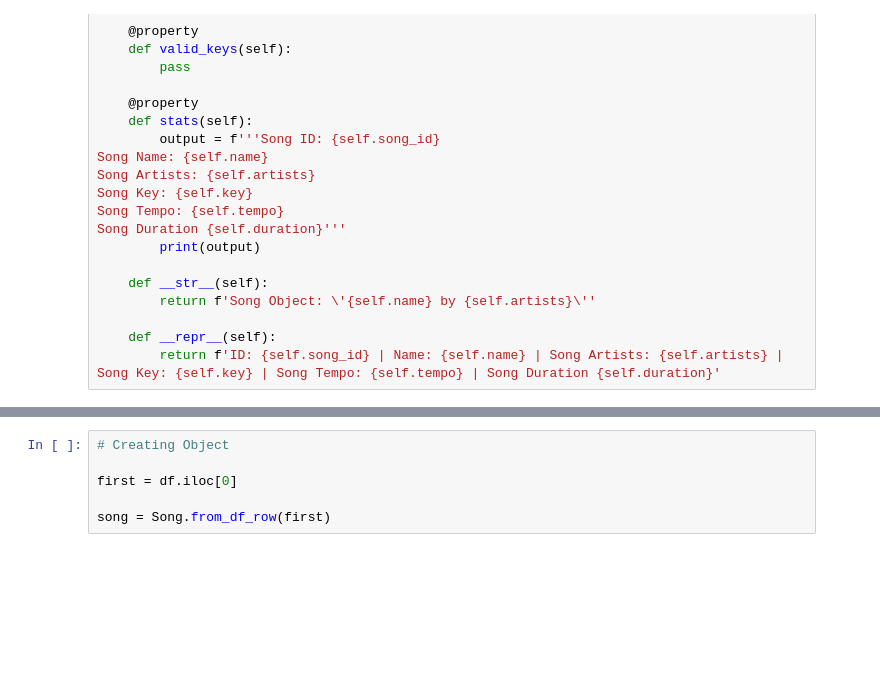
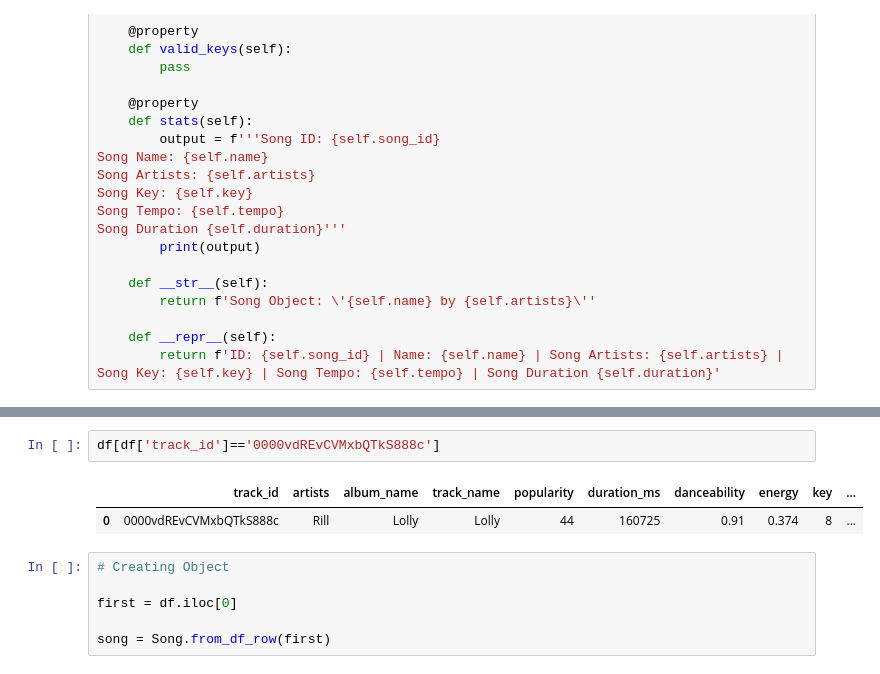
Before and after one commit to TrevorW-code/Info-Captston-API-Spotify, a Jupyter notebook: networkx_testing.ipynb, the cells around one changed output, grey strips where cells are left out. Cells and saved outputs as stored; diff of their text form; blank space fills up the shorter version.

```diff
--- a/networkx_testing.ipynb
+++ b/networkx_testing.ipynb
@@ -317,3 +380,8 @@ Song Duration {self.duration}'''
+# %%
+df[df['track_id']=='0000vdREvCVMxbQTkS888c']
+# %% [output]
+|  | track_id | artists | album_name | track_name | popularity | duration_ms | danceability | energy | key | ... |
+| 0 | 0000vdREvCVMxbQTkS888c | Rill | Lolly | Lolly | 44 | 160725 | 0.91 | 0.374 | 8 | ... |
 # %%
 # Creating Object
 
```
Also changed, not shown: parts of 72 cells of this notebook.
